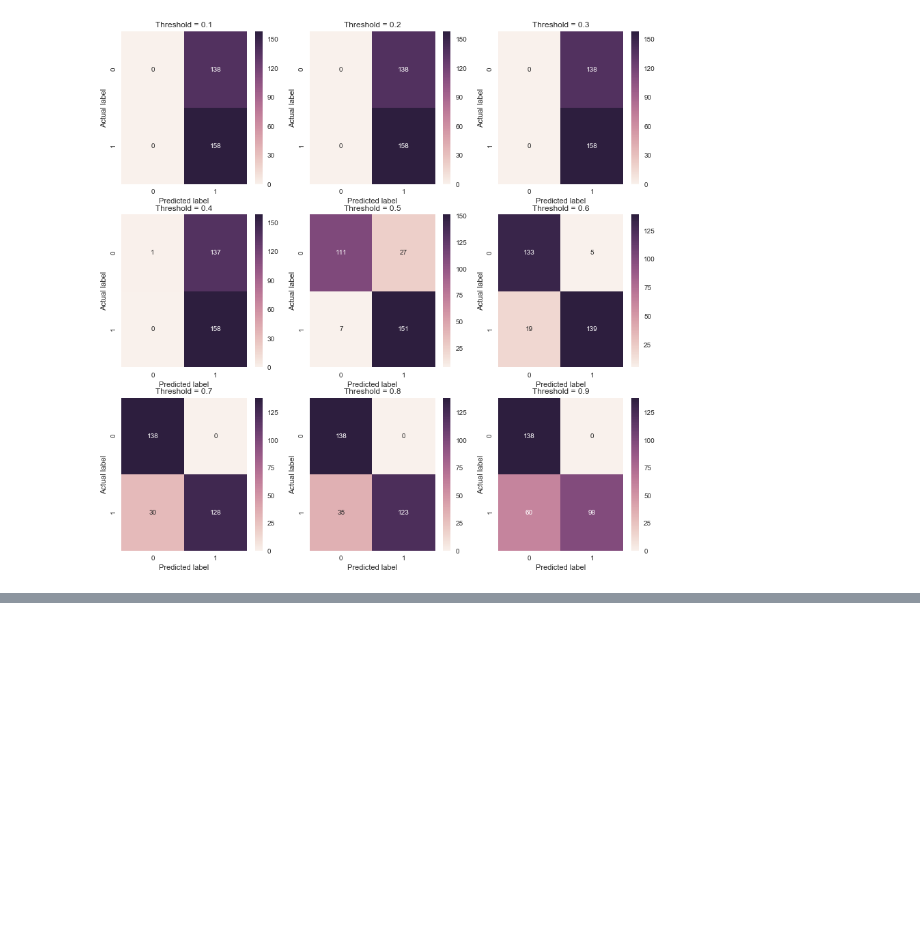
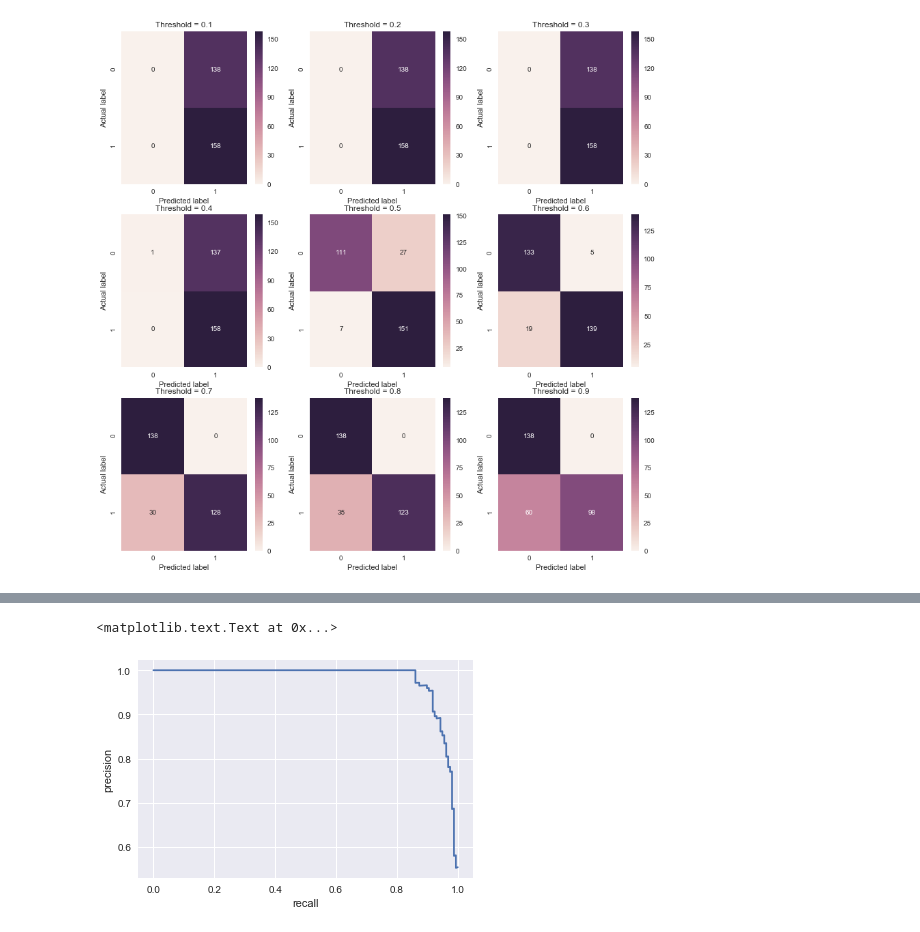
Before and after one commit to sushant2811/CreditCardFraudDetection, a Jupyter notebook: CreditCardFraudDetection.ipynb, the cells around one changed output, grey strips where cells are left out. Saved outputs shown, nothing was run; the diff lists cells and outputs as text; code cells hidden in the pictures; blank space fills up the shorter version.

```diff
--- a/CreditCardFraudDetection.ipynb
+++ b/CreditCardFraudDetection.ipynb
@@ -919,0 +941,7 @@ Threshold =  0.9 , recall =  0.620253164557 , precision =  1.0 , f1_score =  0.7
+# %%
+plt.plot(recall2, pr2)
+plt.xlabel('recall')
+plt.ylabel('precision')
+# %% [output]
+<matplotlib.text.Text at 0x...>
+[figure, added]
```
Also changed, not shown: parts of 13 cells of this notebook.
